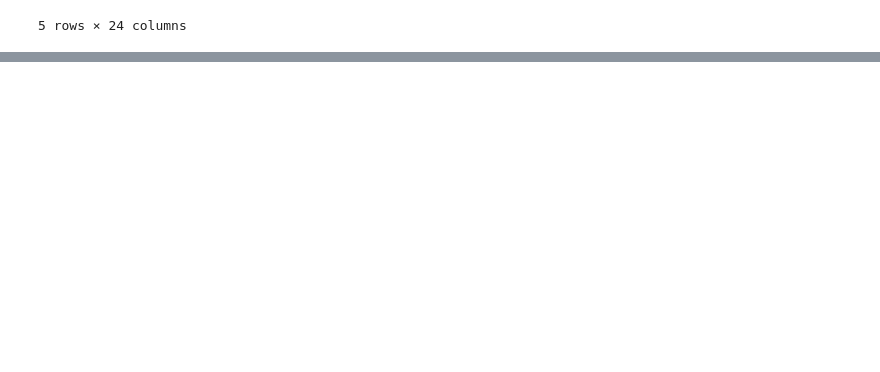
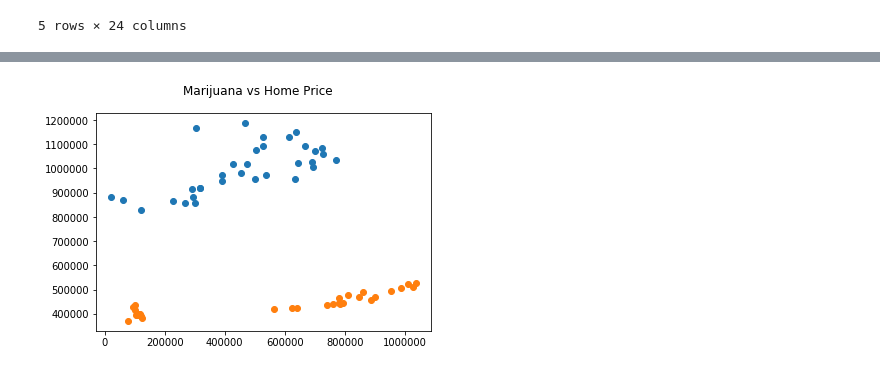
Before and after one commit to chane-d/group-project-one, a Jupyter notebook: GDP_Toni/Test_Zill.ipynb, the cells around one changed output, grey strips where cells are left out. Saved outputs shown, nothing was run; the diff lists cells and outputs as text; code cells hidden in the pictures; blank space fills up the shorter version.

```diff
--- a/GDP_Toni/Test_Zill.ipynb
+++ b/GDP_Toni/Test_Zill.ipynb
@@ -334,0 +213,4 @@ plt.show()
+# %%
+df1=df[['98004_mjsales','98004_homeprice']]
+# %%
+df1.dropna(inplace=True)
@@ -334,0 +242,8 @@ plt.show()
+# %%
+fig,ax=plt.subplots()
+fig.suptitle("Marijuana vs Home Price")
+ax.plot(df1["98004_mjsales"],df1["98004_homeprice"],marker='o',linewidth=0)
+ax.plot(df2["98012_mjsales"],df2["98012_homeprice"],marker='o',linewidth=0)
+plt.show()
+# %% [output]
+[figure, added]
```
Also changed, not shown: parts of 34 cells of this notebook.
